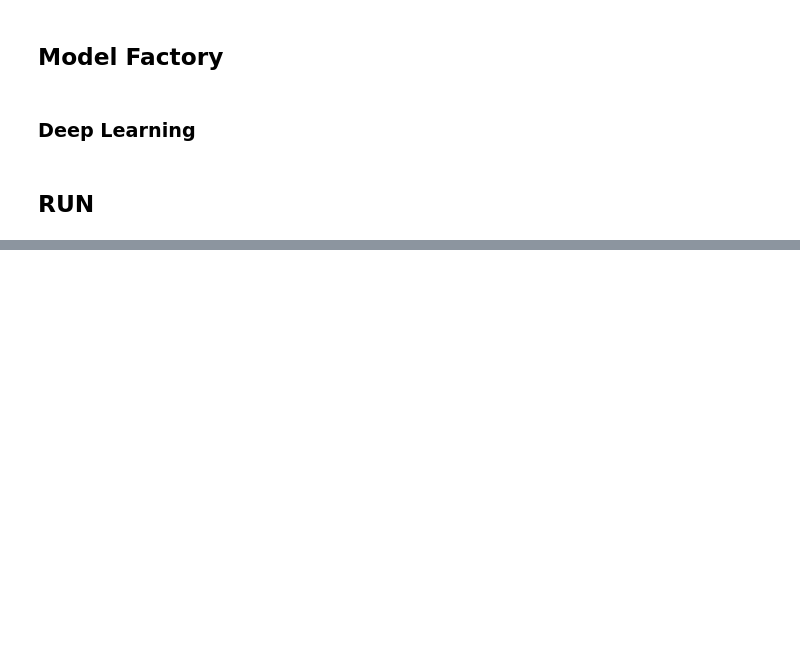
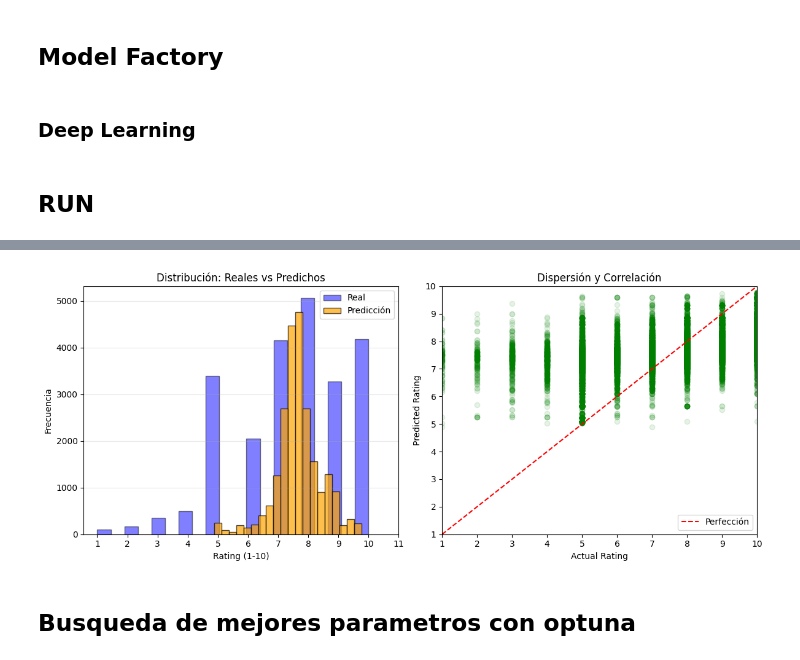
Before and after one commit to yabol02/recommender_systems, a Jupyter notebook: notebooks/lab_A.ipynb, the cells around one changed output, grey strips where cells are left out. Cells and saved outputs as stored; diff of their text form; code cells hidden in the pictures; blank space fills up the shorter version.

Commit message:
Añadido el codigo de cold item, cold user y cold cold

```diff
--- a/notebooks/lab_A.ipynb
+++ b/notebooks/lab_A.ipynb
@@ -513,0 +514,5 @@ Mejores parámetros: {'model': 'SVD', 'svd_n_factors': 52, 'svd_n_epochs': 21, '
+# %%
+reader = Reader(rating_scale=(1, 10))
+train_full = pl.concat([train_ok[["user", "item", "rating"]], train_unknown_item[["user", "item", "rating"]]])
+train_set = Dataset.load_from_df(train_full[["user", "item", "rating"]].to_pandas(), reader).build_full_trainset()
+eval_set = eval_unknown_item[["user", "item", "rating"]].to_numpy().tolist()
@@ -513,0 +521,15 @@ Mejores parámetros: {'model': 'SVD', 'svd_n_factors': 52, 'svd_n_epochs': 21, '
+# %%
+from surprise import BaselineOnly
+bsl_options = {
+    'method': 'als',
+    'n_epochs': 20,
+    'reg_u': 15, # Regularización para usuarios
+    'reg_i': 10  # Regularización para ítems
+}
+
+algo = BaselineOnly(bsl_options=bsl_options)
+# %%
+print("Entrenando Baseline Estimator...")
+algo.fit(train_set)
+print("Realizando predicciones para ítems cold start...")
+predictions = algo.test(eval_set)
@@ -513,0 +570,46 @@ Mejores parámetros: {'model': 'SVD', 'svd_n_factors': 52, 'svd_n_epochs': 21, '
+# %%
+import matplotlib.pyplot as plt
+def report_recommender_results(predictions):
+    """
+    Visualizaciones del error de la regresion
+
+    """
+
+
+    # 2. Convertir predicciones a DataFrame de Polars para viz
+    df_viz = pl.DataFrame({
+        "actual_rating": [p.r_ui for p in predictions],
+        "pred_rating": [p.est for p in predictions]
+    })
+
+    # 3. Visualización: Histogramas
+    plt.figure(figsize=(12, 5))
+
+    plt.subplot(1, 2, 1) # Dos gráficos en una fila
+    plt.hist(df_viz["actual_rating"], bins=20, alpha=0.5, label='Real', color='blue', edgecolor='black')
+    plt.hist(df_viz["pred_rating"], bins=20, alpha=0.7, label='Predicción', color='orange', edgecolor='black')
+    plt.title('Distribución: Reales vs Predichos')
+    plt.xlabel('Rating (1-10)')
+    plt.ylabel('Frecuencia')
+    plt.xticks(range(1, 12))
+    plt.legend()
+    plt.grid(axis='y', alpha=0.3)
+
+    # 4. Visualización: Scatter Plot
+    plt.subplot(1, 2, 2)
+    plt.scatter(df_viz["actual_rating"], df_viz["pred_rating"], alpha=0.1, color='green')
+    plt.plot([1, 10], [1, 10], color='red', linestyle='--', label='Perfección')
+    plt.title('Dispersión y Correlación')
+    plt.xlabel('Actual Rating')
+    plt.ylabel('Predicted Rating')
+    plt.xlim(1, 10); plt.ylim(1, 10)
+    plt.legend()
+
+    plt.tight_layout()
+    plt.show()
+
+report_recommender_results(predictions)
+# %% [output]
+[figure, added]
+# %% [markdown]
+## Busqueda de mejores parametros con optuna
```
Also changed, not shown: parts of 16 cells of this notebook, 2 other files.
